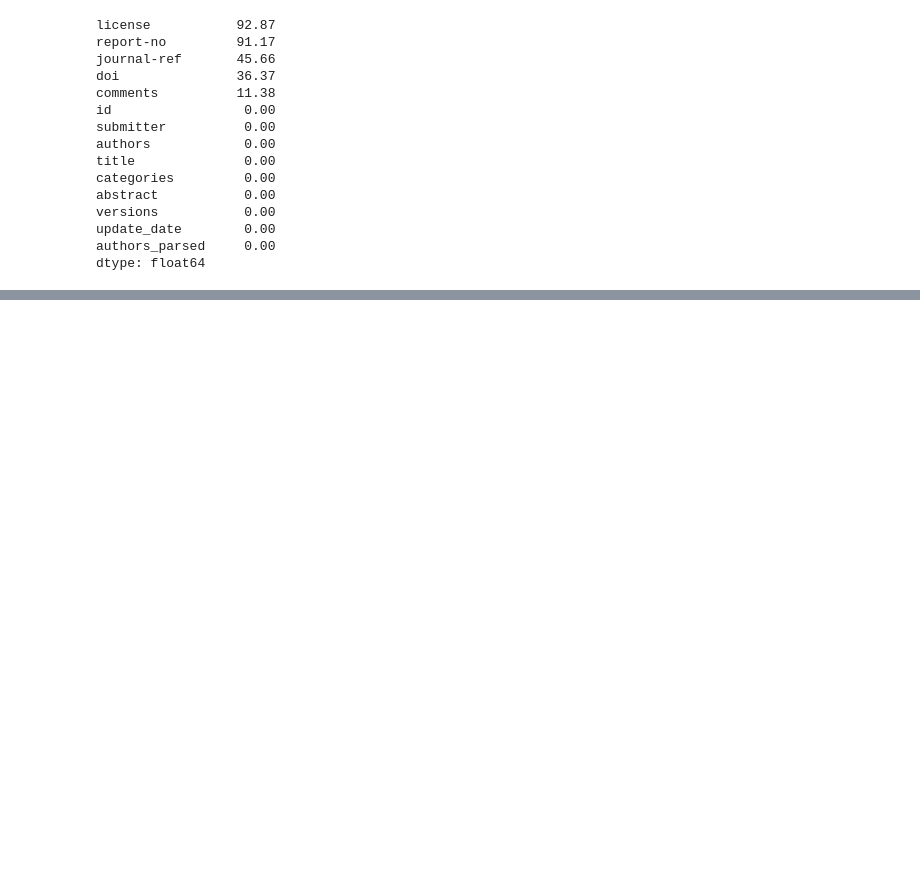
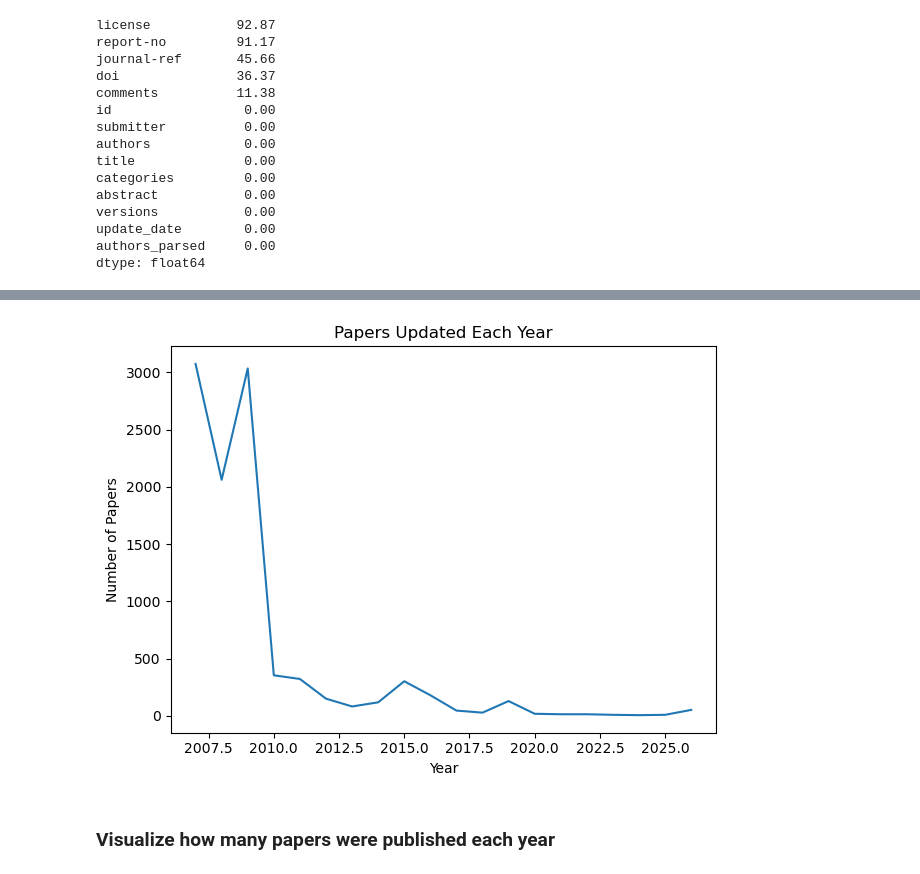
Before and after one commit to MeharaWeeratunga/arxiv-analyzer, a Jupyter notebook: notebooks/arxiv_analysis.ipynb, the cells around one changed output, grey strips where cells are left out. Saved outputs shown, nothing was run; the diff lists cells and outputs as text; code cells hidden in the pictures; blank space fills up the shorter version.

```diff
--- a/notebooks/arxiv_analysis.ipynb
+++ b/notebooks/arxiv_analysis.ipynb
@@ -268,0 +336,5 @@ dtype: float64
+# %%
+converted_date = pd.to_datetime(df["update_date"])
+
+papers_per_year = converted_date.dt.year.value_counts().sort_index()
+papers_per_year
@@ -268,0 +359,17 @@ dtype: float64
+# %%
+plt.plot(
+    papers_per_year.index,
+    papers_per_year.values,
+)
+
+plt.title("Papers Updated Each Year")
+plt.xlabel("Year")
+plt.ylabel("Number of Papers")
+
+plt.tight_layout()
+
+plt.show()
+# %% [output]
+[figure, added]
+# %% [markdown]
+### Visualize how many papers were published each year
```
Also changed, not shown: parts of 39 cells of this notebook, 1 other file.
